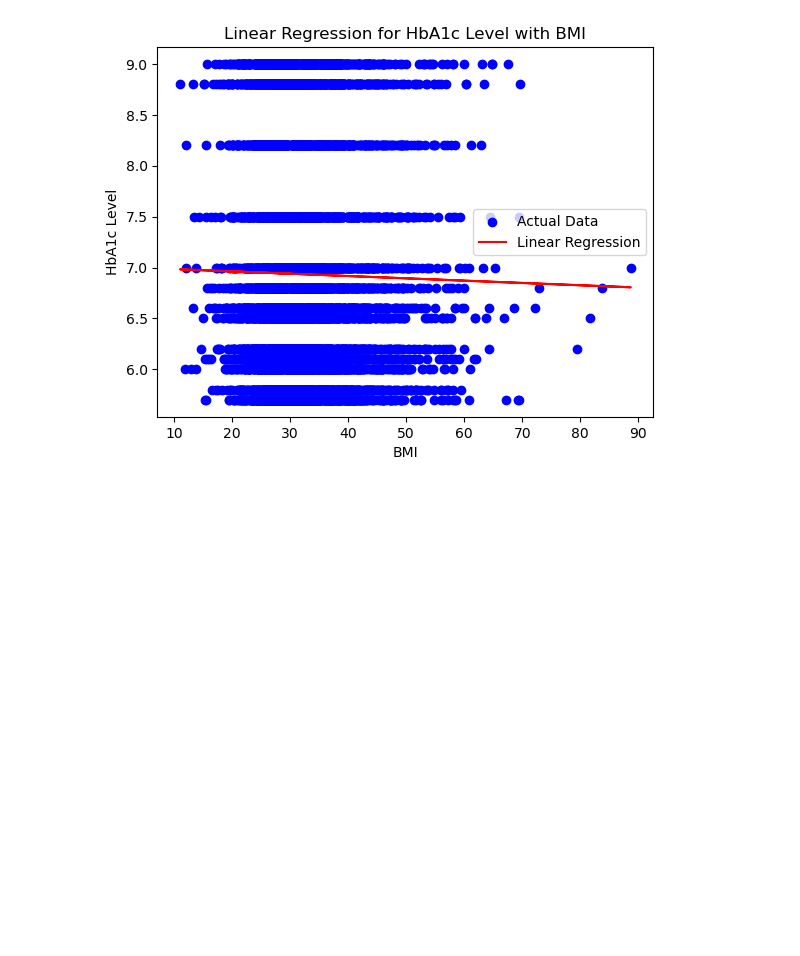
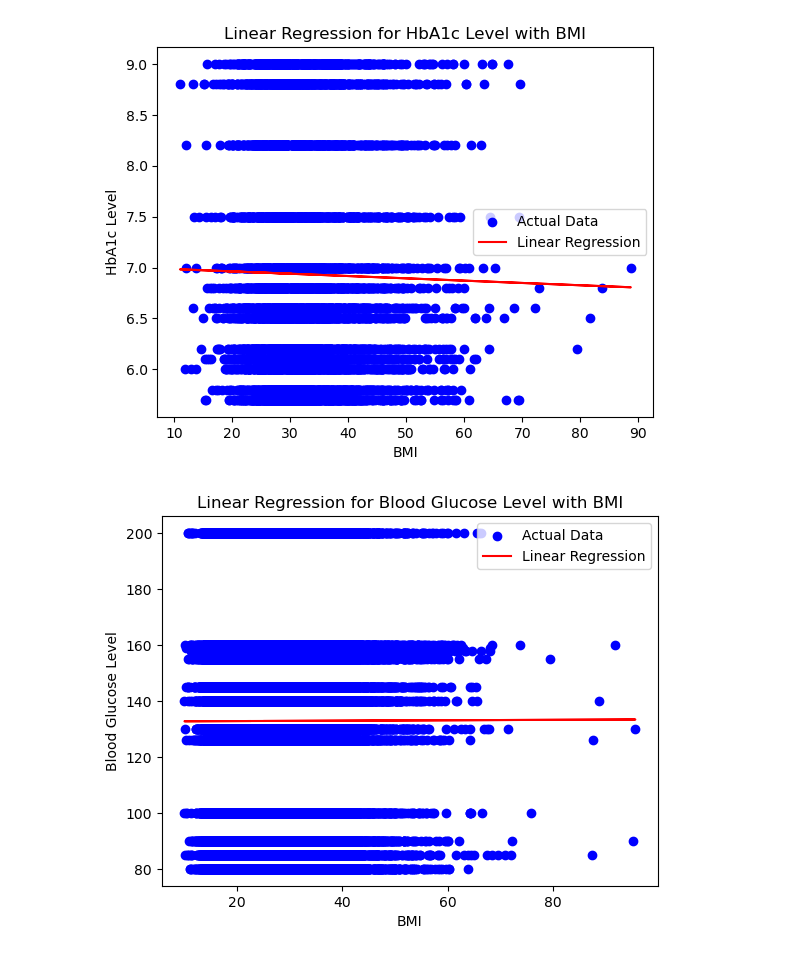
Before and after one commit to paulettepetracco/diabetes_predictive_analysis, a Jupyter notebook: diabetes_analysis.ipynb, the cells around one changed output. Cells and saved outputs as stored; diff of their text form; code cells hidden in the pictures; blank space fills up the shorter version.

```diff
--- a/diabetes_analysis.ipynb
+++ b/diabetes_analysis.ipynb
@@ -365,3 +502,35 @@ plt.legend()
 plt.show()
 # %% [output]
 [figure]
+# %%
+# Filter DataFrame to include only individuals who do not have diabetes
+diabetes_negative_df = diabetes_df[diabetes_df['diabetes'] == 0]
+
+# Extract features (X) and target variable (y)
+X = diabetes_negative_df[['bmi']]
+y = diabetes_negative_df['blood_glucose_level']  # Only one target variable for linear regression
+
+# Create a linear regression model
+model = LinearRegression()
+
+# Fit the model to the data
+model.fit(X, y)
+
+# Plot the actual data
+plt.scatter(diabetes_negative_df['bmi'], diabetes_negative_df['blood_glucose_level'], color='blue', label='Actual Data')
+
+# Plot the regression line
+plt.plot(diabetes_negative_df['bmi'], model.predict(X), color='red', label='Linear Regression')
+
+# Set labels and title
+plt.xlabel('BMI')
+plt.ylabel('Blood Glucose Level')
+plt.title('Linear Regression for Blood Glucose Level with BMI')
+
+# Add legend
+plt.legend()
+
+# Show the plot
+plt.show()
+# %% [output]
+[figure, added]
```
Also changed, not shown: parts of 7 cells of this notebook.
